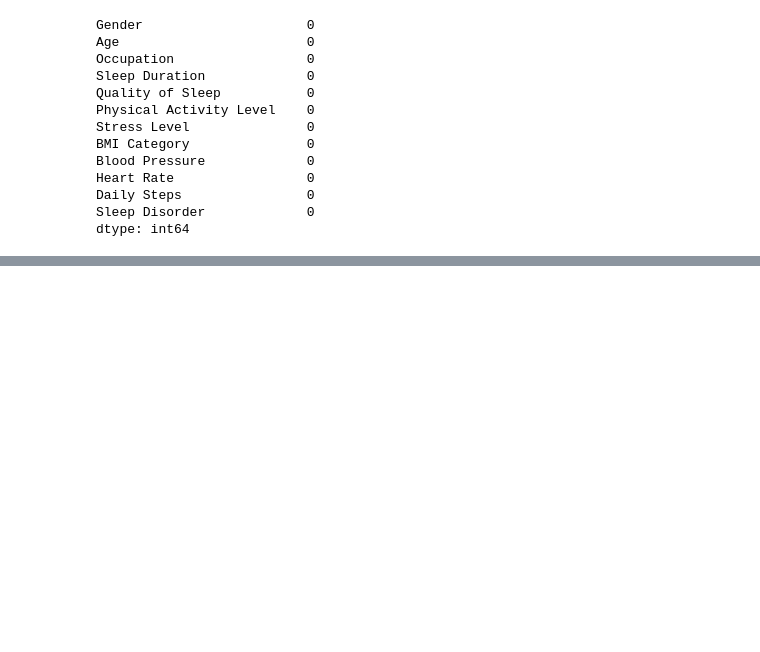
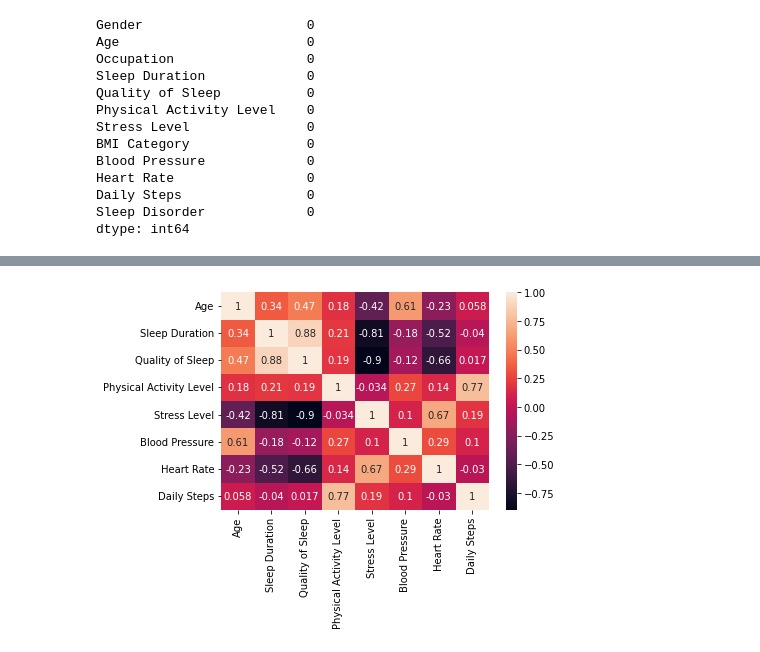
Before and after one commit to rohan-singh987/SomnoInsight, a Jupyter notebook: SomnoInsight.ipynb, the cells around one changed output, grey strips where cells are left out. Drawn from its saved outputs; the diff is of its cells as text; code cells hidden in the pictures; blank space fills up the shorter version.

```diff
--- a/SomnoInsight.ipynb
+++ b/SomnoInsight.ipynb
@@ -70,0 +130,5 @@ dtype: int64
+# %%
+sns.heatmap(data=df.corr(), annot=True)
+plt.show()
+# %% [output]
+[figure, added]
```
Also changed, not shown: parts of 36 cells of this notebook.
